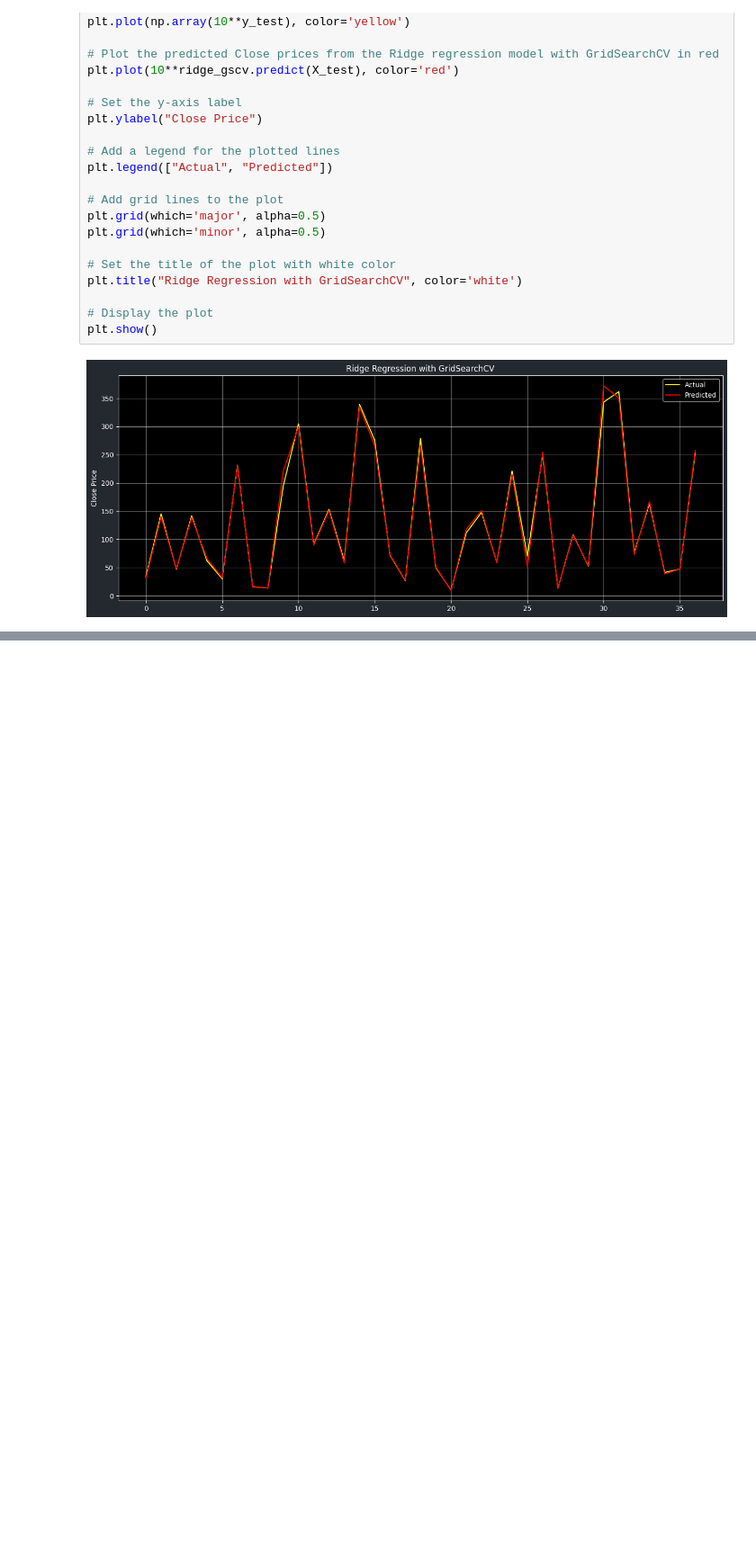
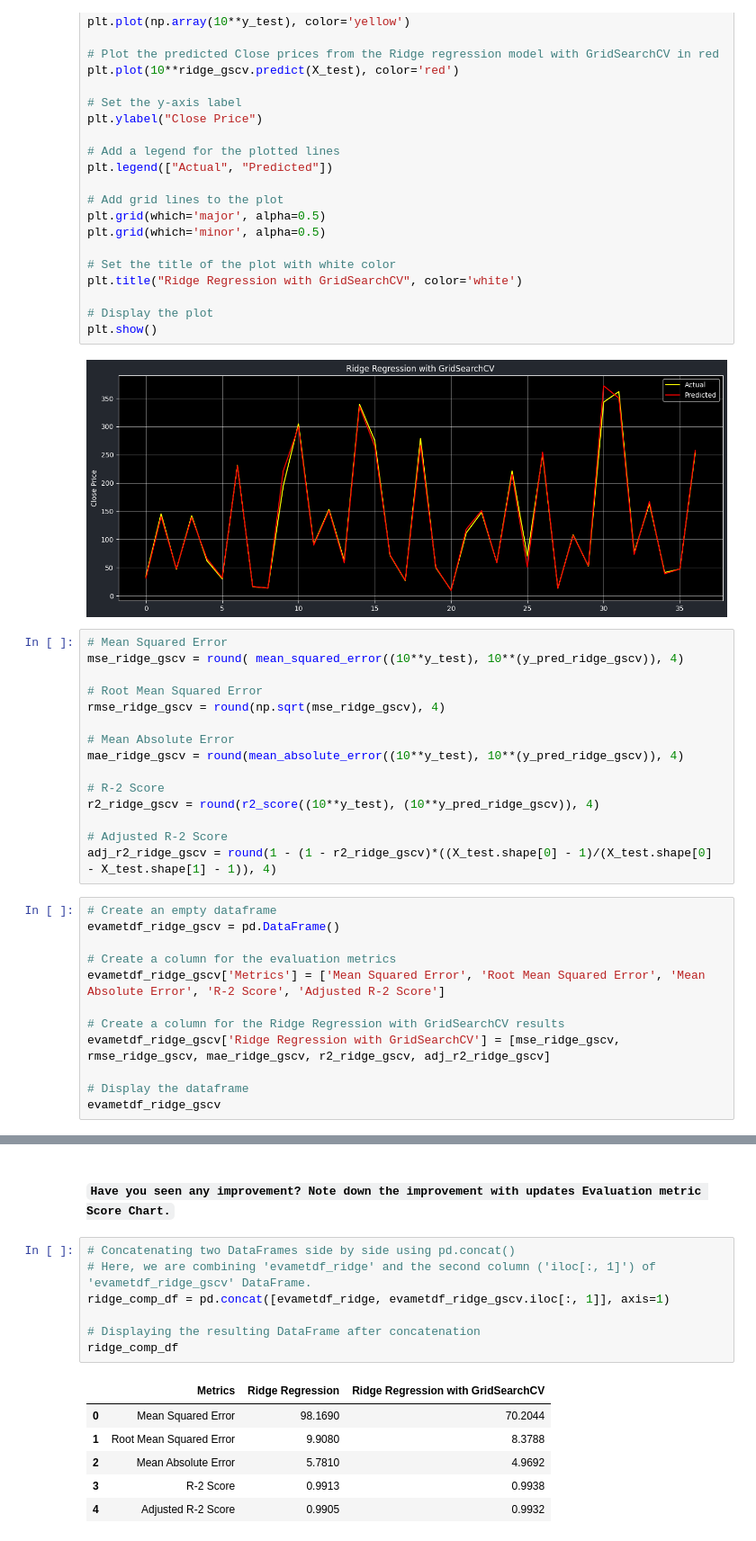
Before and after one commit to Srushti-Rodge/Capstone_Project_ML-Yes_Bank_Stock_Closing_Price_Prediction-, a Jupyter notebook: Capstone_Project_ML(Yes_Bank_Stock_Closing_Price_Prediction).ipynb, the cells around one changed output, grey strips where cells are left out. Shown at 90% size. Saved outputs shown, nothing was run; the diff lists cells and outputs as text; blank space fills up the shorter version.

```diff
--- a/Capstone_Project_ML(Yes_Bank_Stock_Closing_Price_Prediction).ipynb
+++ b/Capstone_Project_ML(Yes_Bank_Stock_Closing_Price_Prediction).ipynb
@@ -1331,3 +1331,30 @@ plt.title("Ridge Regression with GridSearchCV", color='white')
 plt.show()
 # %% [output]
 [figure]
+# %%
+# Mean Squared Error
+mse_ridge_gscv = round( mean_squared_error((10**y_test), 10**(y_pred_ridge_gscv)), 4)
+
+# Root Mean Squared Error
+rmse_ridge_gscv = round(np.sqrt(mse_ridge_gscv), 4)
+
+# Mean Absolute Error
+mae_ridge_gscv = round(mean_absolute_error((10**y_test), 10**(y_pred_ridge_gscv)), 4)
+
+# R-2 Score
+r2_ridge_gscv = round(r2_score((10**y_test), (10**y_pred_ridge_gscv)), 4)
+
+# Adjusted R-2 Score
+adj_r2_ridge_gscv = round(1 - (1 - r2_ridge_gscv)*((X_test.shape[0] - 1)/(X_test.shape[0] - X_test.shape[1] - 1)), 4)
+# %%
+# Create an empty dataframe
+evametdf_ridge_gscv = pd.DataFrame()
+
+# Create a column for the evaluation metrics
+evametdf_ridge_gscv['Metrics'] = ['Mean Squared Error', 'Root Mean Squared Error', 'Mean Absolute Error', 'R-2 Score', 'Adjusted R-2 Score']
+
+# Create a column for the Ridge Regression with GridSearchCV results
+evametdf_ridge_gscv['Ridge Regression with GridSearchCV'] = [mse_ridge_gscv, rmse_ridge_gscv, mae_ridge_gscv, r2_ridge_gscv, adj_r2_ridge_gscv]
+
+# Display the dataframe
+evametdf_ridge_gscv
@@ -1333,0 +1380,16 @@ plt.show()
+# %% [markdown]
+#### **`Have you seen any improvement? Note down the improvement with updates Evaluation metric Score Chart.`**
+# %%
+# Concatenating two DataFrames side by side using pd.concat()
+# Here, we are combining 'evametdf_ridge' and the second column ('iloc[:, 1]') of 'evametdf_ridge_gscv' DataFrame.
+ridge_comp_df = pd.concat([evametdf_ridge, evametdf_ridge_gscv.iloc[:, 1]], axis=1)
+
+# Displaying the resulting DataFrame after concatenation
+ridge_comp_df
+# %% [output]
+|  | Metrics | Ridge Regression | Ridge Regression with GridSearchCV |
+| 0 | Mean Squared Error | 98.1690 | 70.2044 |
+| 1 | Root Mean Squared Error | 9.9080 | 8.3788 |
+| 2 | Mean Absolute Error | 5.7810 | 4.9692 |
+| 3 | R-2 Score | 0.9913 | 0.9938 |
+| 4 | Adjusted R-2 Score | 0.9905 | 0.9932 |
```
Also changed, not shown: parts of 12 cells of this notebook.
